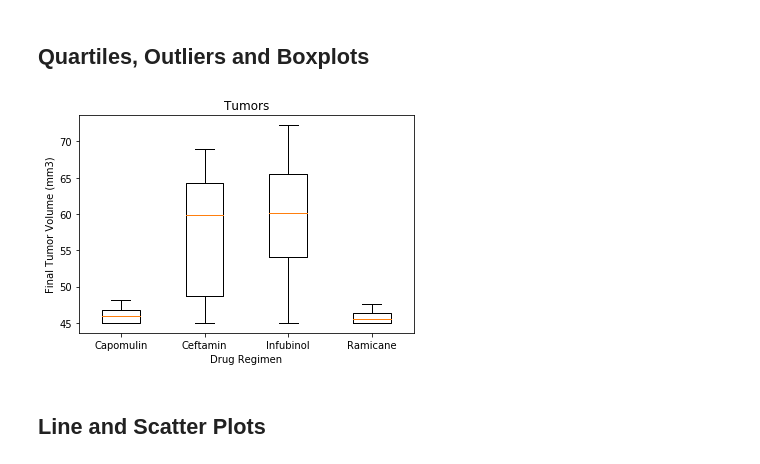
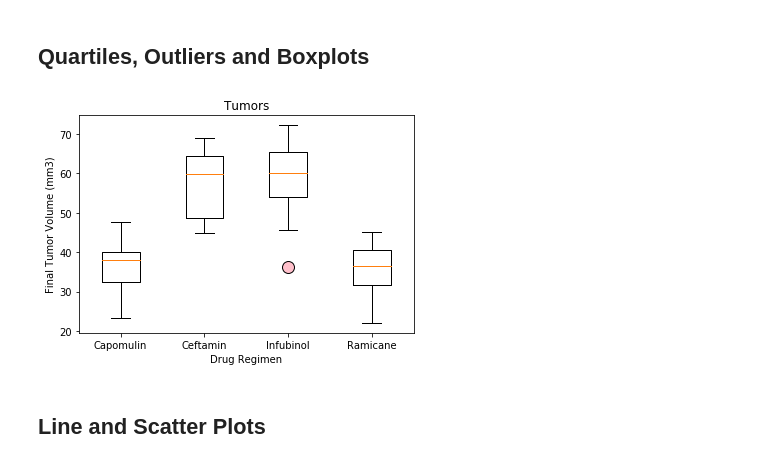
Before and after one commit to denveruniversitysk/Matplotlib_challenge, a Jupyter notebook: Pymaceuticals/pymaceuticals_starter.ipynb, the cells around one changed output. Drawn from its saved outputs; the diff is of its cells as text; code cells hidden in the pictures.

```diff
--- a/Pymaceuticals/pymaceuticals_starter.ipynb
+++ b/Pymaceuticals/pymaceuticals_starter.ipynb
@@ -191,12 +191,13 @@ plt.show()
 # Calculating the last (greatest) timepoint for each mouse
 max_tumor = clean_df.groupby(["Mouse ID"]).max()
 max_tumor = max_tumor.reset_index()
+merged_data = max_tumor[['Mouse ID','Timepoint']].merge(clean_df,on=['Mouse ID','Timepoint'],how="left")
 
 # Accessing rows by drug regimen and tumor volume (mm3)
-capomulin = max_tumor.loc[max_tumor["Drug Regimen"] == "Capomulin"]["Tumor Volume (mm3)"]
-ceftamin = max_tumor.loc[max_tumor["Drug Regimen"] == "Ceftamin"]["Tumor Volume (mm3)"]
-infubinol = max_tumor.loc[max_tumor["Drug Regimen"] == "Infubinol"]["Tumor Volume (mm3)"]
-ramicane = max_tumor.loc[max_tumor["Drug Regimen"] == "Ramicane"]["Tumor Volume (mm3)"]
+capomulin = merged_data.loc[merged_data["Drug Regimen"] == "Capomulin"]["Tumor Volume (mm3)"]
+ceftamin = merged_data.loc[merged_data["Drug Regimen"] == "Ceftamin"]["Tumor Volume (mm3)"]
+infubinol = merged_data.loc[merged_data["Drug Regimen"] == "Infubinol"]["Tumor Volume (mm3)"]
+ramicane = merged_data.loc[merged_data["Drug Regimen"] == "Ramicane"]["Tumor Volume (mm3)"]
 # %%
 # Capomulin IQR
 capomulin_quantiles = capomulin.quantile([.25,.5,.75])
@@ -231,13 +232,13 @@ ram_lower_bound = ram_lowerq - (1.5*ram_iqr)
 ram_upper_bound = ram_upperq + (1.5*ram_iqr)
 # %%
 # Generate a box plot of the final tumor volume of each mouse across four regimens of interest
-plt.boxplot([capomulin, ceftamin, infubinol, ramicane], labels=["Capomulin", "Ceftamin", "Infubinol", "Ramicane"])
+plt.boxplot([capomulin, ceftamin, infubinol, ramicane], labels=["Capomulin", "Ceftamin", "Infubinol", "Ramicane"], flierprops=dict(markerfacecolor='pink',markersize=12))
 plt.ylabel("Final Tumor Volume (mm3)")
 plt.xlabel("Drug Regimen")
 plt.title("Tumors")
 plt.show()
 # %% [output]
-[figure, old version]
+[figure, new version]
 # %% [markdown]
 ## Line and Scatter Plots
 # %%
```
Also changed, not shown: parts of 2 cells of this notebook.
